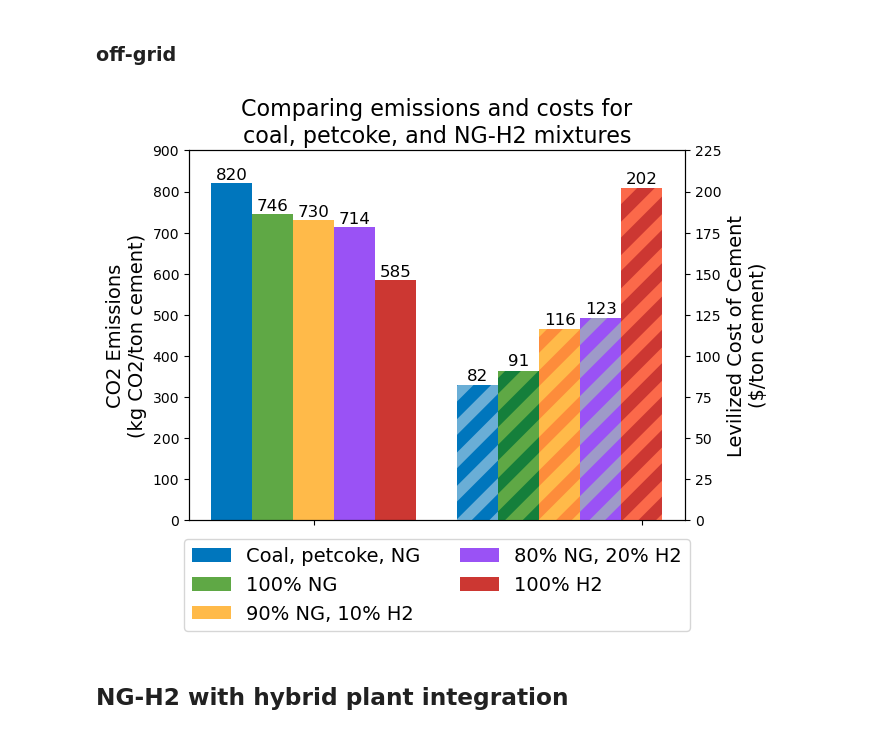
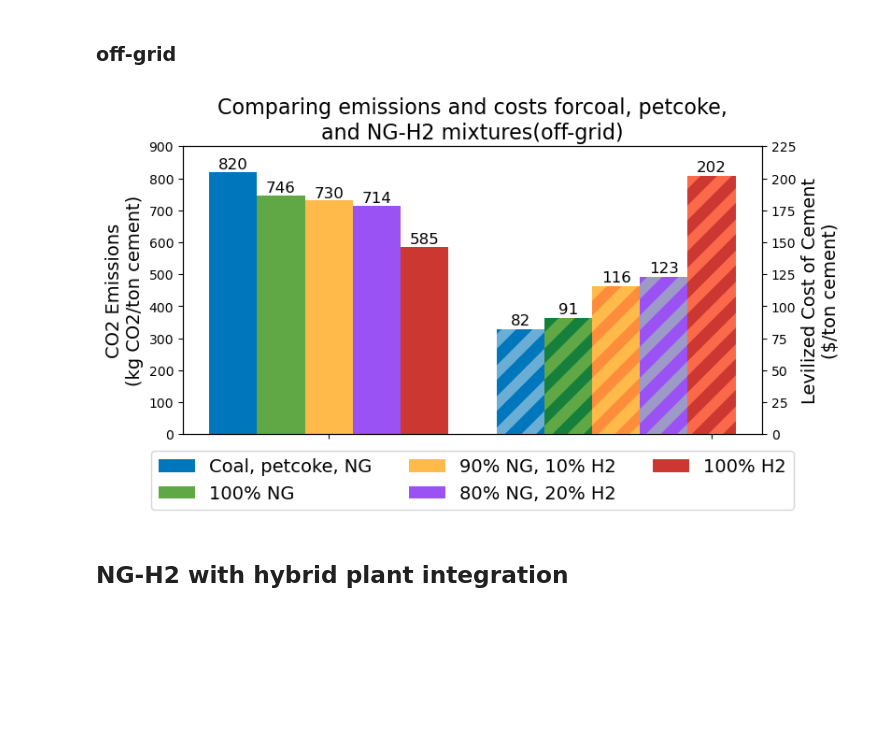
Before and after one commit to evan-sharafuddin/HOPP, a Jupyter notebook: green_concrete/plots.ipynb, the cells around one changed output. Drawn from its saved outputs; the diff is of its cells as text; code cells hidden in the pictures; blank space fills up the shorter version.

```diff
--- a/green_concrete/plots.ipynb
+++ b/green_concrete/plots.ipynb
@@ -261,7 +261,7 @@ emissions = [round(n) for n in f['Unnamed: 4'].values]
 
 # Set the width of the bars
 bar_width = 0.25
-# figure(figsize=(4, 3), dpi=800)
+# figure(figsize=(4, 3), dpi=600)
 group_labels = ['Coal, petcoke, NG', '100% NG', '90% NG, 10% H2', '80% NG, 20% H2', '100% H2']
 
 
@@ -287,37 +287,41 @@ cmap = plt.get_cmap('Greens')
 plt.rcParams['hatch.color'] = cmap(0.8)
 ax2.bar(1.5 - 2 * bar_width/2, cost[1], width=bar_width, label=group_labels[1], color=colorhash[1], hatch='/')
 cmap = plt.get_cmap('Oranges')
 plt.rcParams['hatch.color'] = cmap(0.5)
 ax2.bar(1.5, cost[2], width=bar_width, label=group_labels[2], color=colorhash[2], hatch='/')
 cmap = plt.get_cmap('Purples')
 plt.rcParams['hatch.color'] = cmap(0.5)
 ax2.bar(1.5 + 2 * bar_width/2, cost[3], width=bar_width, label=group_labels[3], color=colorhash[3], hatch='/')
 cmap = plt.get_cmap('Reds')
 plt.rcParams['hatch.color'] = cmap(0.5)
 ax2.bar(1.5 + 4 * bar_width/2, cost[4], width=bar_width, label=group_labels[4], color=colorhash[4], hatch='/')
 
 # Add labels and title
 ax1.set_ylabel('CO2 Emissions\n(kg CO2/ton cement)', fontsize=14)
 ax2.set_ylabel('Levilized Cost of Cement\n($/ton cement)', fontsize=14)
-plt.title('Comparing emissions and costs for\ncoal, petcoke, and NG-H2 mixtures', fontsize=16)
+plt.title('Comparing emissions and costs forcoal, petcoke,\nand NG-H2 mixtures(off-grid)', fontsize=16)
 plt.xticks([0,2], ['',''])
 # plt.yticks(fontsize=14)
 
 for v, i in zip(emissions, x):
     ax1.text(0 - 4*bar_width/2 + 2*(bar_width/2)*i, v + 1, str(v), ha='center', va='bottom', color='black', fontsize=12)
 
 for v, i in zip(cost, x):
     ax2.text(1.5 - 4*bar_width/2 + 2*(bar_width/2)*i, v + 1, str(v), ha='center', va='bottom', color='black', fontsize=12)
 
 
-ax1.legend(loc='upper center', bbox_to_anchor=(0.5, -0.025), ncol=2, fontsize=14)
+ax1.legend(loc='upper center', bbox_to_anchor=(0.5, -0.025), ncol=3, fontsize=14)
 
 # ax2.legend(loc='upper center', bbox_to_anchor=(0.5, -0.3), ncol=2, fontsize=16)
-plt.savefig(os.path.join(outloc, 'coal_petcoke_ng.png'), dpi=300)
+
+
+fig.set_figwidth(8)
+fig.set_figheight(4)
+plt.savefig(os.path.join(outloc, 'fuel_switching_off-grid.png'), dpi=600, bbox_inches='tight')
 # Show the plot
 plt.show()
 # %% [output]
-[figure, old version]
+[figure, new version]
 # %% [markdown]
 ## NG-H2 with hybrid plant integration
 # %%
```
Also changed, not shown: parts of 20 cells of this notebook, 2 other files.
